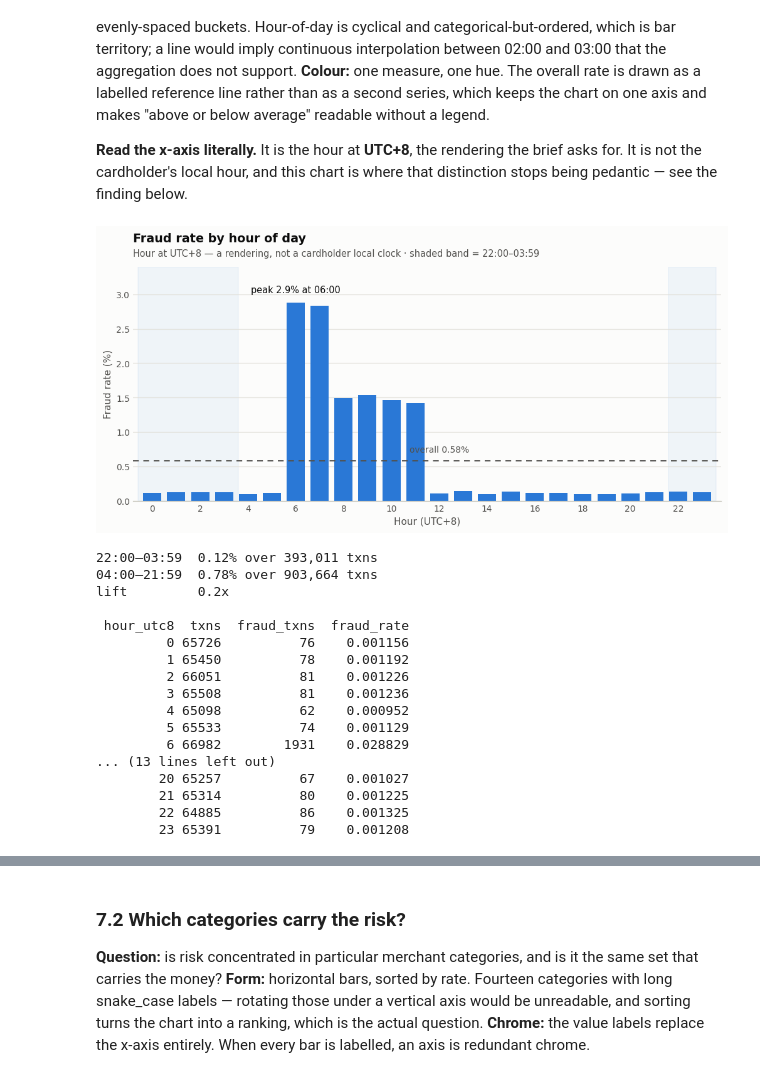
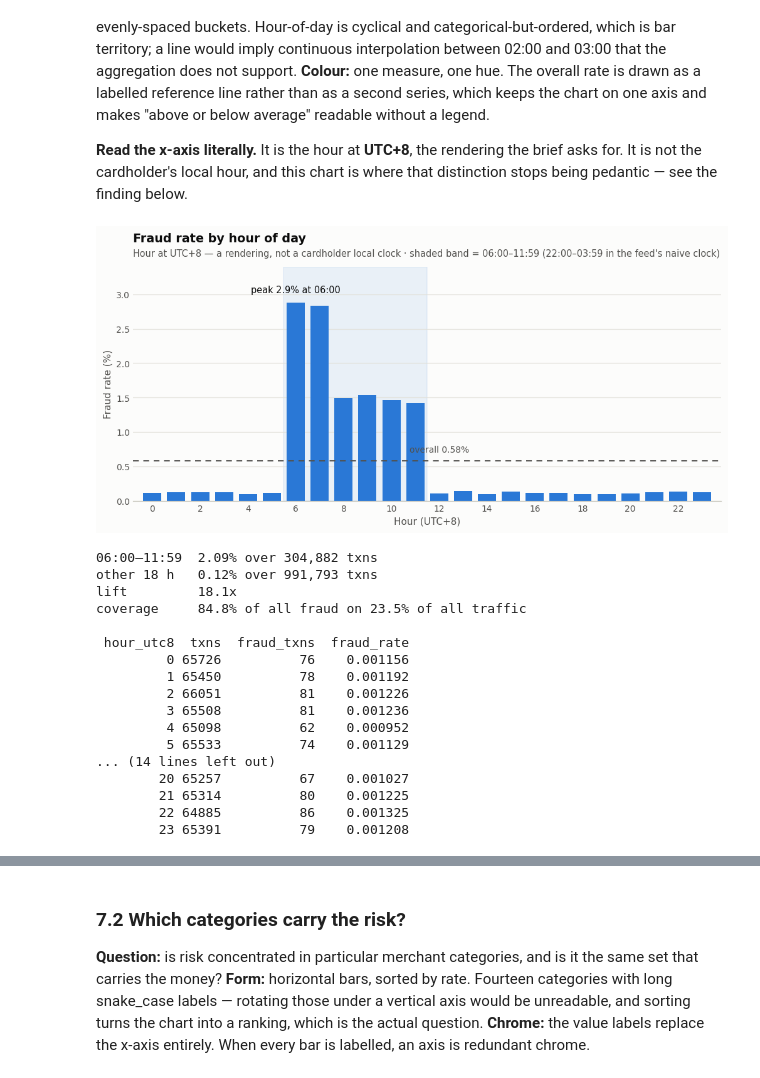
Before and after one commit to rongshiu/paynet_iv, a Jupyter notebook: notebooks/01_credit_card_transactions.ipynb, the cells around one changed output, grey strips where cells are left out. Drawn from its saved outputs; the diff is of its cells as text; code cells hidden in the pictures.

```diff
--- a/notebooks/01_credit_card_transactions.ipynb
+++ b/notebooks/01_credit_card_transactions.ipynb
@@ -1363,14 +1404,17 @@ geo_flags = [
 ]
 
 # ---- dob ---------------------------------------------------------------
-dob_raw = blank_to_null(F.col("dob"))
-dob = F.coalesce(
+# Graded against `dob__raw` (§4.4), not `dob`: DOB_UNPARSEABLE is precisely
+# "the input was present and did not parse", and after the replacement below
+# an unparseable input and an absent one are the same NULL.
+dob_raw = blank_to_null(F.col("dob__raw"))
+dob_parsed = F.coalesce(
     F.to_date(dob_raw, "yyyy-MM-dd"),
     F.to_date(F.substring(dob_raw, 1, 10), "yyyy-MM-dd"),
     F.to_date(dob_raw, "MM/dd/yyyy"),
     F.to_date(dob_raw, "dd-MM-yyyy"),
 )
-df = df.withColumn("dob", dob)
+df = df.withColumn("dob", dob_parsed)
 
 # Age is computed at transaction time, not today — a static age would drift.
 age = F.floor(F.datediff(F.col("trans_date_trans_time"), F.col("dob")) / 365.25)
@@ -2590,47 +2694,62 @@ fig, ax = plt.subplots(figsize=(11, 4.4))
 bars = ax.bar(by_hour["hour_utc8"], by_hour["fraud_rate"] * 100,
               color=vz.CATEGORICAL[0], width=0.76)
 
-# The overnight window, called out as an annotated band rather than a second colour.
-ax.axvspan(21.6, 23.6, color=vz.CATEGORICAL[0], alpha=0.06, zorder=0)
-ax.axvspan(-0.6, 3.6, color=vz.CATEGORICAL[0], alpha=0.06, zorder=0)
+# The ELEVATED window, called out as an annotated band rather than a second
+# colour. Read off the data rather than assumed: these are the six contiguous
+# hours carrying the lift. An earlier version of this cell shaded 22:00-03:59
+# -- the eight-hour-shifted image of the same block, which at UTC+8 is the
+# QUIETEST stretch of the day -- and printed its 0.2x as though it were the
+# finding. The band and the arithmetic below now share one definition, so they
+# cannot drift apart again.
+PEAK_HOURS = [6, 7, 8, 9, 10, 11]
+ax.axvspan(min(PEAK_HOURS) - 0.5, max(PEAK_HOURS) + 0.5,
+           color=vz.CATEGORICAL[0], alpha=0.09, zorder=0)
 
 ax.axhline(OVERALL_FRAUD_RATE * 100, color=vz.INK["secondary"], linewidth=1.2, linestyle=(0, (5, 4)))
 # Parked mid-afternoon, where the bars are short — at the right-hand edge it
 # would sit on top of the 23:00 bar.
 ax.annotate(f"overall {OVERALL_FRAUD_RATE:.2%}",
             xy=(12, OVERALL_FRAUD_RATE * 100), xytext=(0, 7), textcoords="offset points",
             ha="center", va="bottom", fontsize=9, color=vz.INK["secondary"])
 
 peak = by_hour.loc[by_hour["fraud_rate"].idxmax()]
 ax.annotate(f"peak {peak['fraud_rate']:.1%} at {int(peak['hour_utc8']):02d}:00",
             xy=(peak["hour_utc8"], peak["fraud_rate"] * 100),
             xytext=(0, 10), textcoords="offset points",
             ha="center", fontsize=9.5, color=vz.INK["primary"])
 
 ax.set_title("Fraud rate by hour of day")
-vz.subtitle(ax, "Hour at UTC+8 — a rendering, not a cardholder local clock · shaded band = 22:00–03:59")
+vz.subtitle(ax, "Hour at UTC+8 — a rendering, not a cardholder local clock · "
+                "shaded band = 06:00–11:59 (22:00–03:59 in the feed's naive clock)")
 ax.set_xlabel("Hour (UTC+8)")
 ax.set_ylabel("Fraud rate (%)")
 ax.set_xticks(range(0, 24, 2))
 ax.set_xlim(-0.8, 23.8)
 vz.strip_x_grid(ax)
 ax.margins(y=0.18)
 
 vz.save(fig, "03_fraud_by_hour")
 plt.show()
 
-night = by_hour[by_hour["hour_utc8"].isin([22, 23, 0, 1, 2, 3])]
-day = by_hour[~by_hour["hour_utc8"].isin([22, 23, 0, 1, 2, 3])]
-print(f"22:00–03:59  {night['fraud_txns'].sum() / night['txns'].sum():.2%} over {night['txns'].sum():,} txns")
-print(f"04:00–21:59  {day['fraud_txns'].sum() / day['txns'].sum():.2%} over {day['txns'].sum():,} txns")
-print(f"lift         {(night['fraud_txns'].sum() / night['txns'].sum()) / (day['fraud_txns'].sum() / day['txns'].sum()):.1f}x")
+peak = by_hour[by_hour["hour_utc8"].isin(PEAK_HOURS)]
+rest = by_hour[~by_hour["hour_utc8"].isin(PEAK_HOURS)]
+peak_rate = peak["fraud_txns"].sum() / peak["txns"].sum()
+rest_rate = rest["fraud_txns"].sum() / rest["txns"].sum()
+print(f"06:00–11:59  {peak_rate:.2%} over {peak['txns'].sum():,} txns")
+print(f"other 18 h   {rest_rate:.2%} over {rest['txns'].sum():,} txns")
+print(f"lift         {peak_rate / rest_rate:.1f}x")
+# The number a time-bounded control would actually be bought on: how much of
+# the fraud the block reaches, against how much of the traffic it touches.
+print(f"coverage     {peak['fraud_txns'].sum() / by_hour['fraud_txns'].sum():.1%} of all fraud "
+      f"on {peak['txns'].sum() / by_hour['txns'].sum():.1%} of all traffic")
 print()
 print(by_hour[["hour_utc8", "txns", "fraud_txns", "fraud_rate"]].to_string(index=False))
 # %% [output]
-[figure, old version]
+[figure, new version]
-22:00–03:59  0.12% over 393,011 txns
-04:00–21:59  0.78% over 903,664 txns
-lift         0.2x
+06:00–11:59  2.09% over 304,882 txns
+other 18 h   0.12% over 991,793 txns
+lift         18.1x
+coverage     84.8% of all fraud on 23.5% of all traffic
 
  hour_utc8  txns  fraud_txns  fraud_rate
          0 65726          76    0.001156
@@ -2639,8 +2758,7 @@ lift         0.2x
          3 65508          81    0.001236
          4 65098          62    0.000952
          5 65533          74    0.001129
-         6 66982        1931    0.028829
-... (13 lines left out)
+... (14 lines left out)
         20 65257          67    0.001027
         21 65314          80    0.001225
         22 64885          86    0.001325
```
Also changed, not shown: parts of 14 cells of this notebook, 1 other file.
